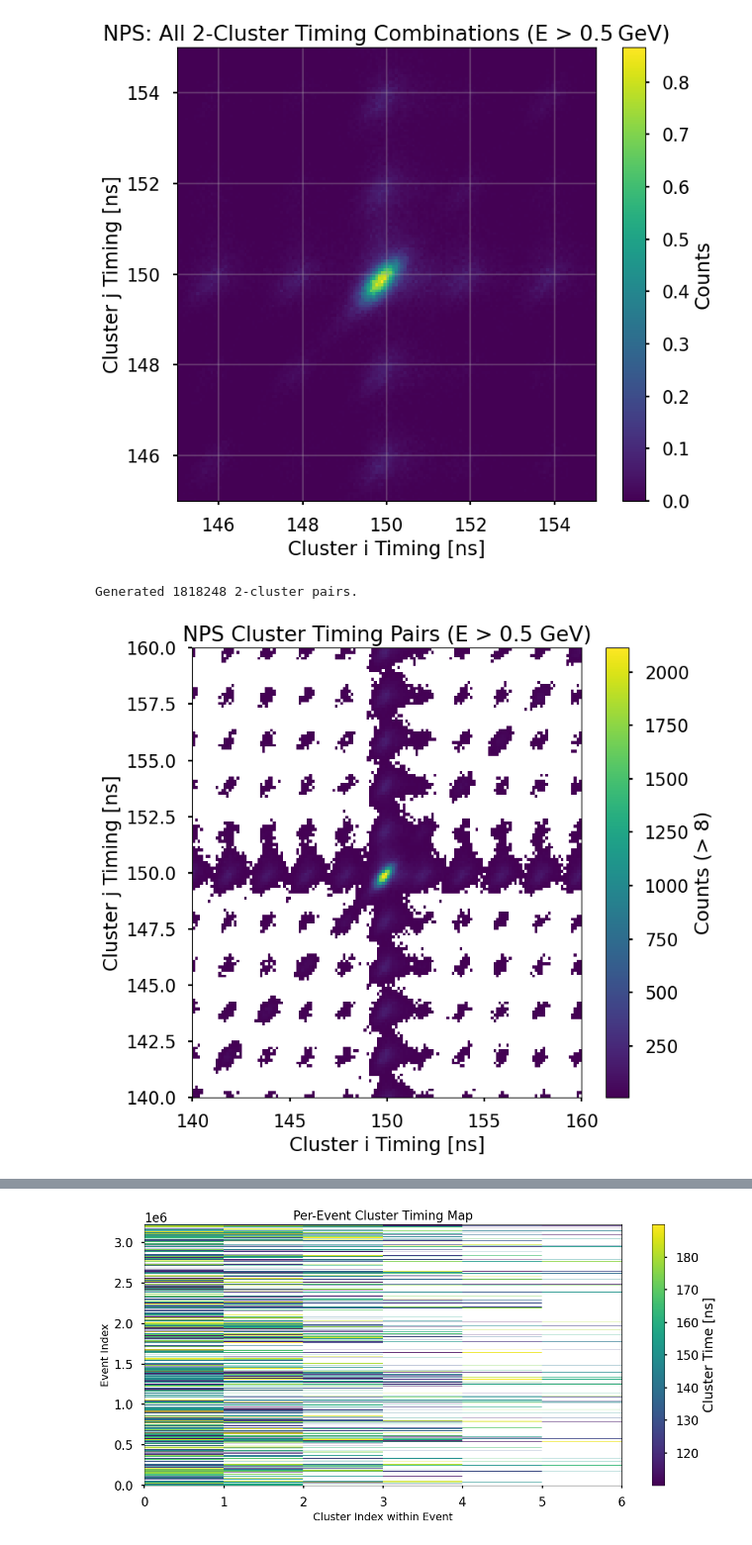
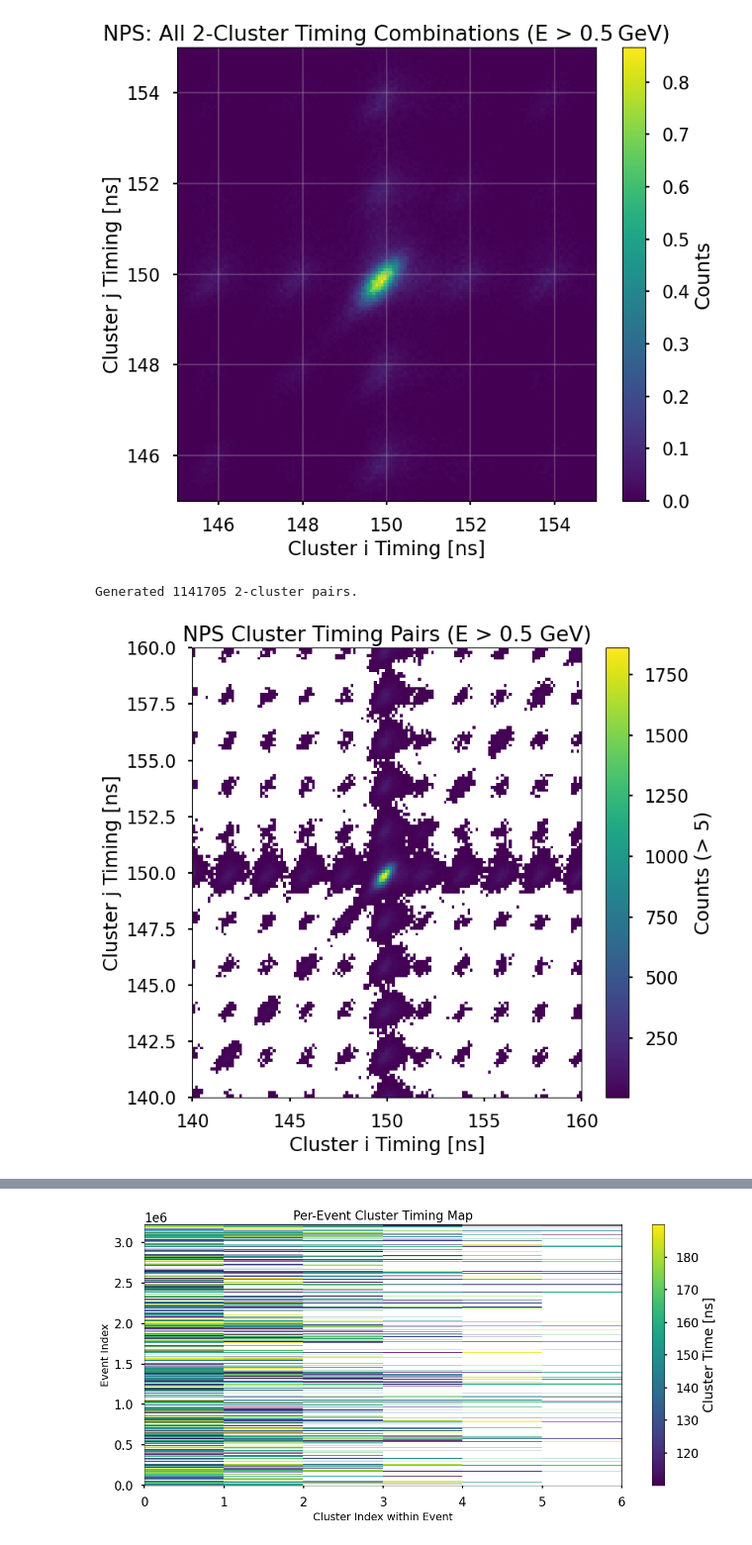
Before and after one commit to avnishphy/nps_analysis, a Jupyter notebook: pi0_analysis/exclusive_pi0.ipynb, the cells around one changed output, grey strips where cells are left out. Shown at 99% size. Saved outputs shown, nothing was run; the diff lists cells and outputs as text; code cells hidden in the pictures.

```diff
--- a/pi0_analysis/exclusive_pi0.ipynb
+++ b/pi0_analysis/exclusive_pi0.ipynb
@@ -1201,7 +1201,7 @@ import matplotlib.pyplot as plt
 clusE = branches["NPS.cal.clusE"]
 clusT = branches["NPS.cal.clusT"]
 
-mask = clusE > 0.5
+mask = clusE > 0.6
 clusT_selected = clusT[mask]
 
 # Generate all possible cluster timing pairs (i,j) for multi-cluster events
@@ -1211,33 +1211,33 @@ for event in ak.to_list(clusT_selected):
         for i in range(len(event)):
             for j in range(i+1, len(event)):
                 clus_pairs.append((event[i], event[j]))
 
 clus_pairs = np.array(clus_pairs)
 clus_pairs_0 = clus_pairs[:, 0]
 clus_pairs_1 = clus_pairs[:, 1]
 
 # === 2D Histogram ===
 bins = 150
 hist_range = [[140, 160], [140, 160]]
 counts, xedges, yedges = np.histogram2d(clus_pairs_0, clus_pairs_1, bins=bins, range=hist_range)
 
 # === Apply threshold ===
-threshold = 8  # Only show bins with counts > threshold
+threshold = 5  # Only show bins with counts > threshold
 counts_masked = np.where(counts > threshold, counts, np.nan)  # Mask low-count bins
 
 print(f"Generated {len(clus_pairs_0)} 2-cluster pairs.")
 
 # === Plot masked 2D histogram ===
 plt.figure(figsize=(8,7))
 X, Y = np.meshgrid(xedges, yedges)
 pcm = plt.pcolormesh(X, Y, counts_masked.T, cmap='viridis')  # Transpose for correct orientation
 plt.colorbar(label=f'Counts (> {threshold})')
 plt.xlabel("Cluster i Timing [ns]")
 plt.ylabel("Cluster j Timing [ns]")
 plt.title(f"NPS Cluster Timing Pairs (E > 0.5 GeV)")
 plt.grid(False)
 plt.tight_layout()
 plt.show()
 # %% [output]
-Generated 1818248 2-cluster pairs.
+Generated 1141705 2-cluster pairs.
-[figure, old version]
+[figure, new version]
```
Also changed, not shown: parts of 7 cells of this notebook, 4 other files.
